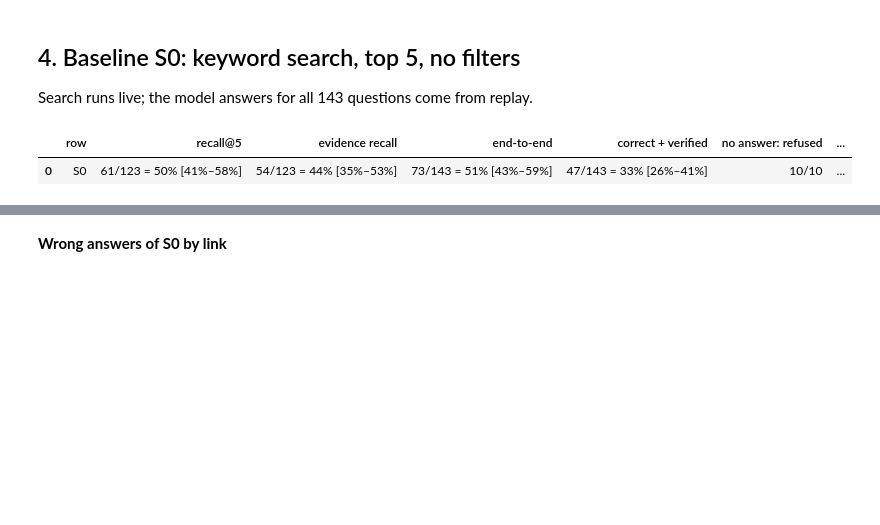
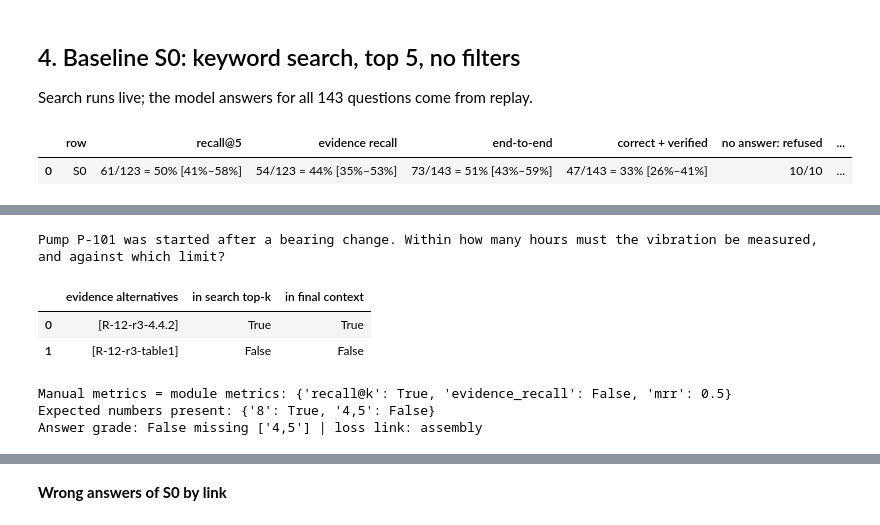
Before and after one commit to Industrial-AI-Research-Lab/course-ml-for-industry-data, a Jupyter notebook: practice-04-rag/reference/practice_04_executed.ipynb, the cells around one changed output, grey strips where cells are left out. Drawn from its saved outputs; the diff is of its cells as text; code cells hidden in the pictures; blank space fills up the shorter version.

```diff
--- a/practice-04-rag/reference/practice_04_executed.ipynb
+++ b/practice-04-rag/reference/practice_04_executed.ipynb
@@ -343,0 +462,36 @@ show(reval.ablation({"S0": scores["S0"]}, {}), ["config", "recall@5", "evidence
+# %%
+from plant_assistant.units import has_value
+
+metric_case = case_by_id["m06"]
+metric_record = next(r for r in records["S0"] if r["case_id"] == metric_case.case_id)
+print(metric_case.question_en)
+answer_groups = metric_case.gold("answer")
+all_groups = metric_case.gold()
+top_ids = set(metric_record["top"])
+context_ids = set(metric_record["context"])
+display(pd.DataFrame({"evidence alternatives": [sorted(g) for g in all_groups],
+                      "in search top-k": [bool(g & top_ids) for g in all_groups],
+                      "in final context": [bool(g & context_ids) for g in all_groups]}))
+first_rank = next((i for i, cid in enumerate(metric_record["retrieved"], 1) if cid in answer_groups[0]), None)
+manual_metrics = {"recall@k": all(bool(g & top_ids) for g in answer_groups),
+                  "evidence_recall": all(bool(g & context_ids) for g in all_groups),
+                  "mrr": 1 / first_rank if first_rank else 0.0}
+assert manual_metrics == reval.retrieval_metrics(metric_case, metric_record)
+print("Manual metrics = module metrics:", manual_metrics)
+
+answer = metric_record["answer"]
+answer_text = f"{answer['answer']} {answer.get('value') or ''}"
+number_checks = {v: has_value(answer_text, v) for v in metric_case.expected["values"]}
+manual_grade = answer["status"] == "answered" and all(number_checks.values())
+correct, reason = reval.grade(metric_case, answer)
+assert manual_grade == correct
+print("Expected numbers present:", number_checks)
+print("Answer grade:", correct, reason, "| loss link:", reval.attribute(metric_case, metric_record, correct, by_id))
+# %% [output]
+Pump P-101 was started after a bearing change. Within how many hours must the vibration be measured, and against which limit?
+|  | evidence alternatives | in search top-k | in final context |
+| 0 | [R-12-r3-4.4.2] | True | True |
+| 1 | [R-12-r3-table1] | False | False |
+Manual metrics = module metrics: {'recall@k': True, 'evidence_recall': False, 'mrr': 0.5}
+Expected numbers present: {'8': True, '4,5': False}
+Answer grade: False missing ['4,5'] | loss link: assembly
```
Also changed, not shown: parts of 15 cells of this notebook, 7 other files.
